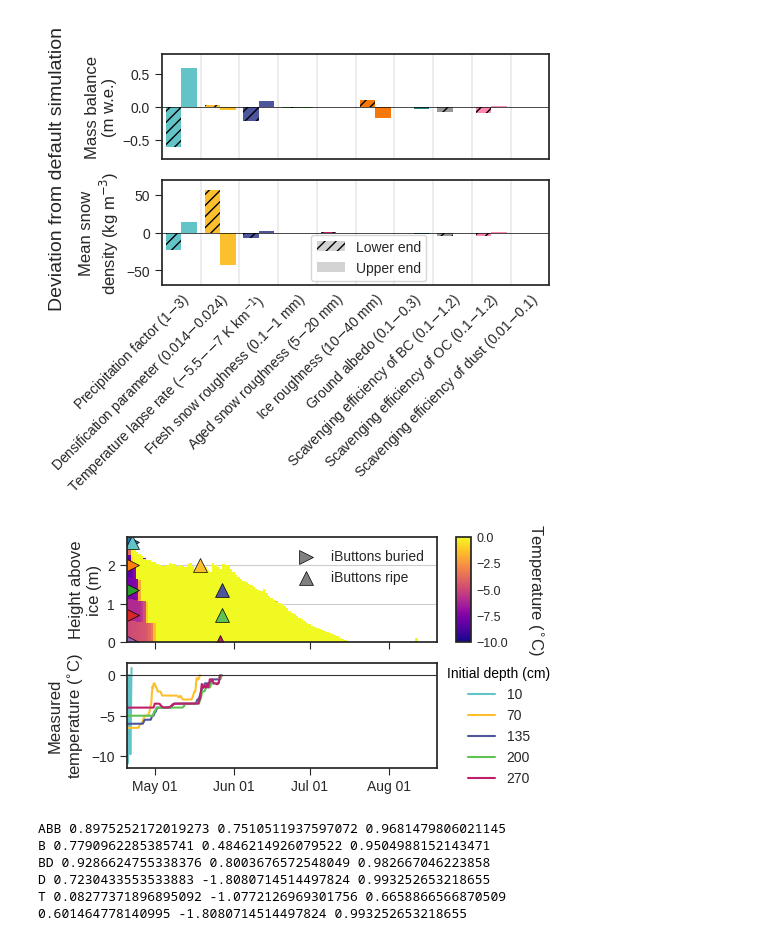
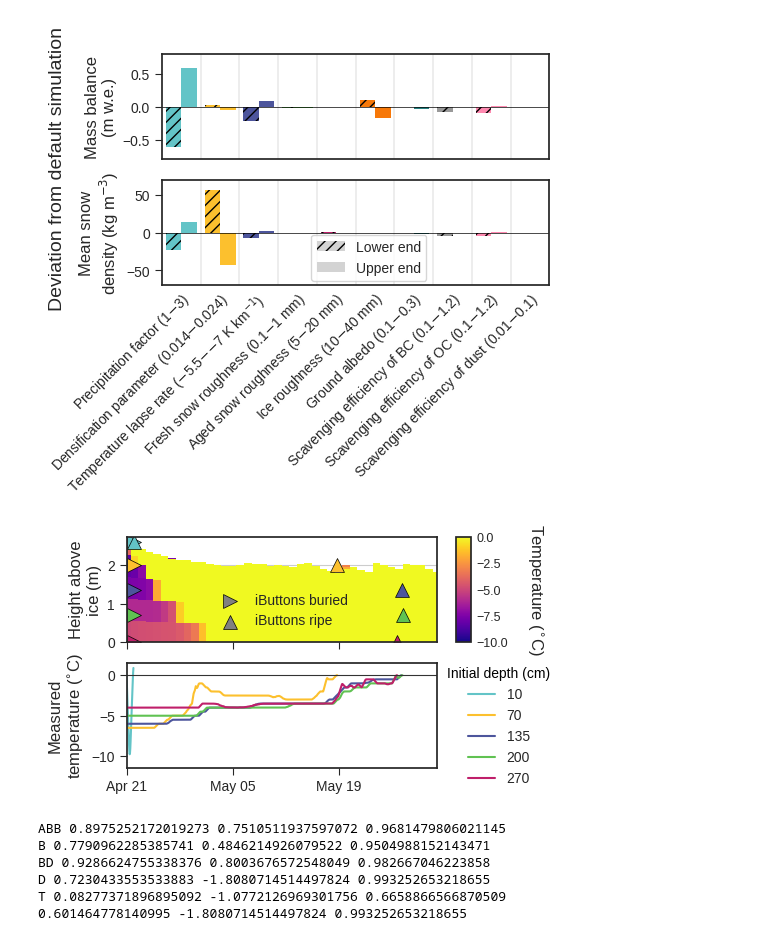
Before and after one commit to clairevwilson/PEBSI, a Jupyter notebook: figs_results.ipynb, the cells around one changed output. Drawn from its saved outputs; the diff is of its cells as text; code cells hidden in the pictures.

```diff
--- a/figs_results.ipynb
+++ b/figs_results.ipynb
@@ -305,6 +316,7 @@ gsplot.plot_sensitivity(sens_dict, savefig=True)
 ripe_dict = {'AU': {10: pd.Timestamp('2024-04-21 22:45:00'), 40: pd.Timestamp('2024-04-26 05:30:00'), 80: pd.Timestamp('2024-05-01 14:30:00'), 150: pd.Timestamp('2024-04-27 14:30:00')}, 'B': {10: pd.Timestamp('2024-04-21 21:15:00'), 70: pd.Timestamp('2024-05-18 20:15:00'), 135: pd.Timestamp('2024-05-27 08:45:00'), 200: pd.Timestamp('2024-05-27 11:30:00'), 270: pd.Timestamp('2024-05-26 18:30:00')}, 'D': {10: pd.Timestamp('2024-06-01 18:00:00'), 40: pd.Timestamp('2024-06-02 14:15:00'), 80: pd.Timestamp('2024-06-02 16:45:00'), 120: pd.Timestamp('2024-06-05 14:00:00'), 150: pd.Timestamp('2024-06-05 08:45:00')}}
 site = 'B'
 ripe_dates = {}
+colors = ['#63c4c7','#fcc02e','#4D559C','#60C252','#BF1F6A']
 
 ds = gsproc.get_any(result_dict, best[0],best[1],site,'2024')
 fig, axes = plt.subplots(2,1,figsize=(5,3),sharex=True)
@@ -326,40 +338,42 @@ for c in range(len(heights)):
 ax1.scatter(np.nan,np.nan,color='gray',marker='>',label='iButtons buried',s=ms,edgecolor='k',linewidth=0.5,)
 
 # Scatter ripened dates for each sensor
-colors = ['#63c4c7','#fcc02e','#4D559C','#60C252','#BF1F6A']
 for c,depth in enumerate(ripe_dict[site]):
     if site != 'B':
         height = 150 - depth
     else:
         height = 270 - depth
     if site == 'D':
         height += 700
     ax1.scatter(ripe_dict[site][depth],height/100,marker='^',s=ms,color=colors[c],edgecolor='k',linewidth=0.5,)
 ax1.scatter(np.nan,np.nan,marker='^',color='gray',s=ms,edgecolor='k',linewidth=0.5,label='iButtons ripe')
 ax1.set_ylabel('Height above\nice (m)',fontsize=12)
-ax1.legend()
+ax1.legend(bbox_to_anchor=(0.5,0.3), loc='center')
 
 # Add lineplot of temperatures
-df = pd.read_csv('/trace/home/cvwilson/research/Data/iButtons_2024_B.csv',index_col=0)
+df = pd.read_csv('/trace/home/cvwilson/research/data/iButtons_2024_B.csv',index_col=0)
 df.index = pd.to_datetime(df.index)
 df = df.resample('h').mean()
 for c,col in enumerate(df.columns):
     values = df.loc[:list(ripe_dict[site].values())[c]]
     ax2.plot(values.index, values[col].values,color=colors[c],label=list(ripe_dict[site])[c])
 leg = ax2.legend(title='Initial depth (cm)',loc='center',bbox_to_anchor=(1.2,0.4))
 leg.get_title().set_color('black')
 ax2.axhline(0,color='0.2',linewidth=0.8)
 ax2.tick_params(length=5)
-ax2.set_xticks(pd.date_range('2024-05-01','2024-08-01',freq='MS'))
+ax2.set_xticks(pd.date_range('2024-04-01','2024-08-01',freq='2W'))
 ax2.set_ylabel('Measured\ntemperature ($^{\circ}$C)',fontsize=12)
+
+for ax in [ax1,ax2]:
+    ax.set_xlim(pd.to_datetime('2024-04-21'), pd.to_datetime('2024-06-01'))
 
 pos1 = ax1.get_position()
 ax2.set_position([pos1.x0, ax2.get_position().y0, pos1.width, ax2.get_position().height])
 
 plt.savefig(gsproc.base_fp+'snow_temperature.png',dpi=200,bbox_inches='tight')
 plt.show()
 # %% [output]
-[figure, old version]
+[figure, new version]
 # %%
 all_r2 = []
 params = best
```
Also changed, not shown: parts of 11 cells of this notebook, 7 other files.
